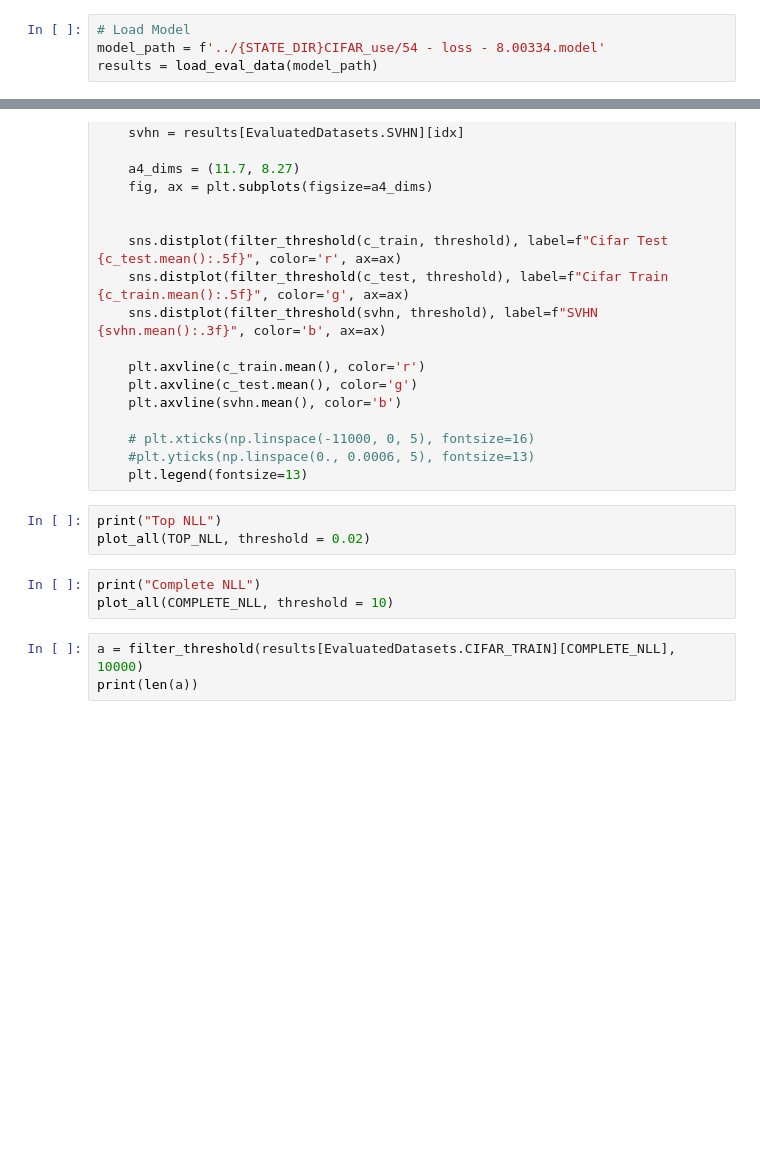
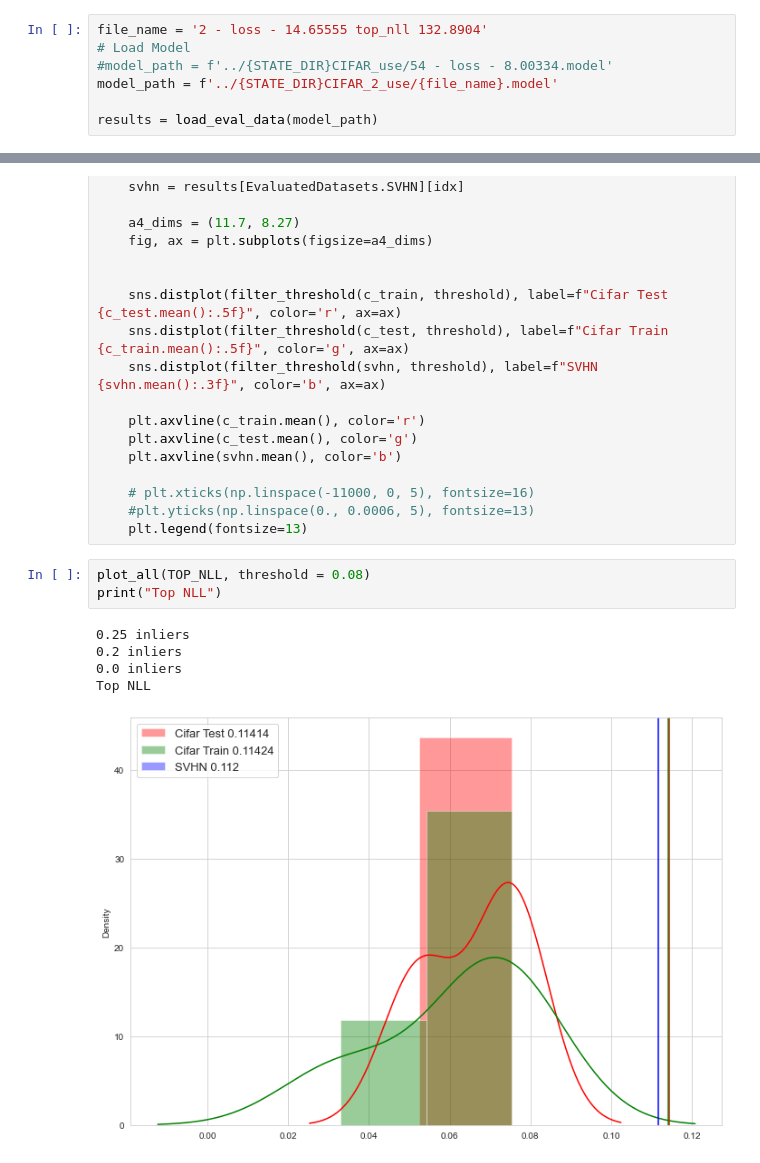
Before and after one commit to luifire/pyramidic-normalizing-flow, a Jupyter notebook: pyr_flow/experiments/eval_experiments.ipynb, the cells around one changed output, grey strips where cells are left out. Drawn from its saved outputs; the diff is of its cells as text; blank space fills up the shorter version.

```diff
--- a/pyr_flow/experiments/eval_experiments.ipynb
+++ b/pyr_flow/experiments/eval_experiments.ipynb
@@ -20,8 +20,11 @@ The autoreload extension is already loaded. To reload it, use:
 COMPLETE_NLL = 0
 TOP_NLL = 1
 # %%
+file_name = '2 - loss - 14.65555 top_nll 132.8904'
 # Load Model
-model_path = f'../{STATE_DIR}CIFAR_use/54 - loss - 8.00334.model'
+#model_path = f'../{STATE_DIR}CIFAR_use/54 - loss - 8.00334.model'
+model_path = f'../{STATE_DIR}CIFAR_2_use/{file_name}.model'
+
 results = load_eval_data(model_path)
 # %% [output]
 ##########################################################################
@@ -72,12 +77,12 @@ def plot_all(idx, threshold):
     # plt.xticks(np.linspace(-11000, 0, 5), fontsize=16)
     #plt.yticks(np.linspace(0., 0.0006, 5), fontsize=13)
     plt.legend(fontsize=13)
-# %%
-print("Top NLL")
-plot_all(TOP_NLL, threshold = 0.02)
-# %%
-print("Complete NLL")
-plot_all(COMPLETE_NLL, threshold = 10)
-# %%
-a = filter_threshold(results[EvaluatedDatasets.CIFAR_TRAIN][COMPLETE_NLL], 10000)
-print(len(a))
+# %%
+plot_all(TOP_NLL, threshold = 0.08)
+print("Top NLL")
+# %% [output]
+0.25 inliers
+0.2 inliers
+0.0 inliers
+Top NLL
+[figure, added]
```
Also changed, not shown: parts of 3 cells of this notebook, 11 other files.
